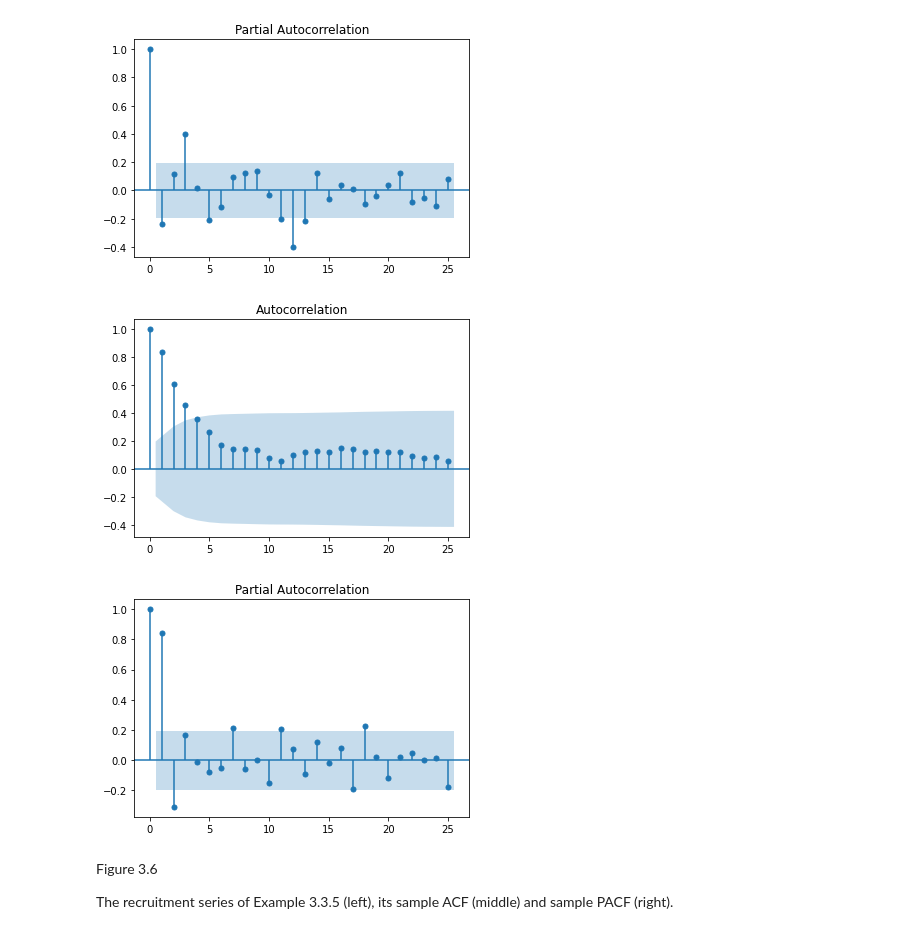
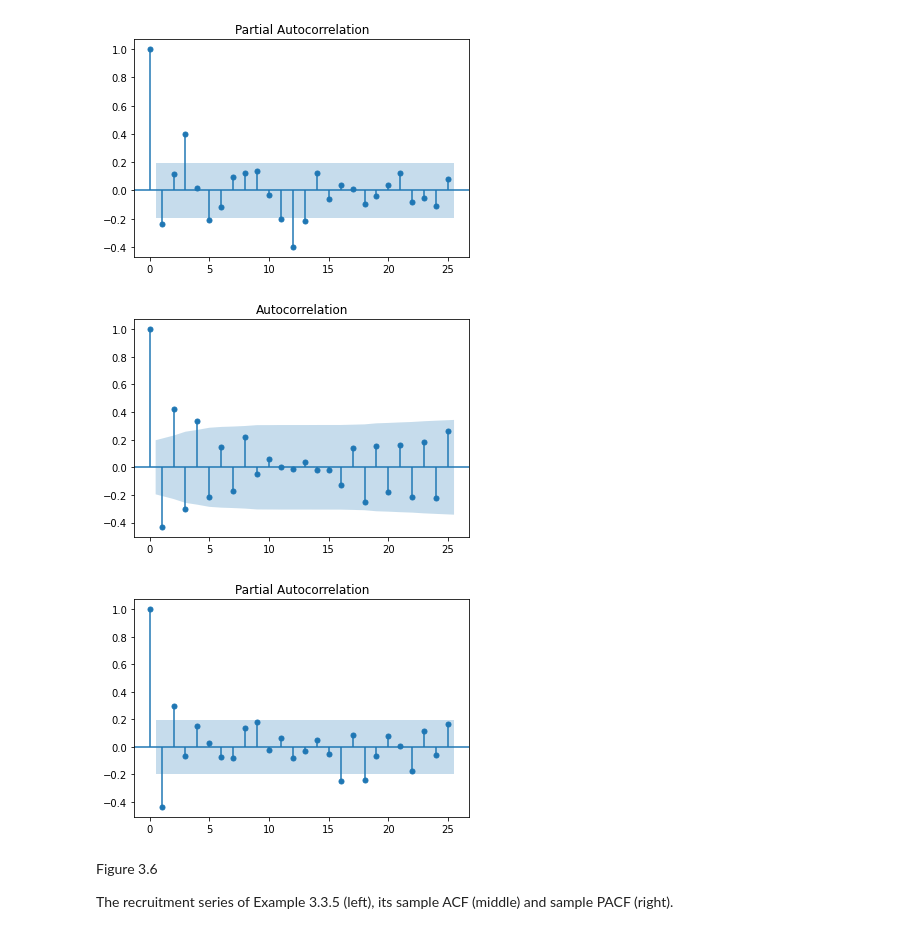
Before and after one commit to lu-lu-xue/Applied-Time-Series-Analysis, a Jupyter notebook: coding/ch3/Section 3.3.ipynb, the cells around one changed output. Saved outputs shown, nothing was run; the diff lists cells and outputs as text; code cells hidden in the pictures.

Commit message:
minor modification: arma(1,1) in figure 3.5

```diff
--- a/coding/ch3/Section 3.3.ipynb
+++ b/coding/ch3/Section 3.3.ipynb
@@ -66,17 +66,17 @@ plotARMA(simulated_data)
 [figure]
 # %%
 # Define the ARMA parameters
-ar_arr = [1, -0.7]
+ar_arr = [1, 0.7]
 ma_arr = [1, 0.3]
 
 simulated_data = createARMA(ar_arr,ma_arr,n_samples)
 
 plotARMA(simulated_data)
 
 ### ???? the plot is different from those in lecture notes
 # %% [output]
-[figure, old version]
+[figure, new version]
-[figure, old version]
+[figure, new version]
 # %% [markdown]
 Figure 3.6
 
```
